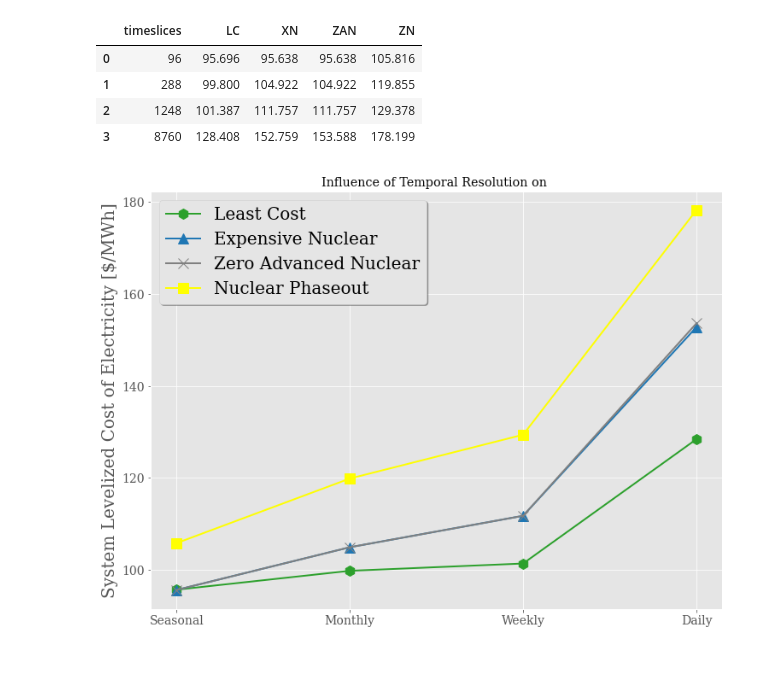
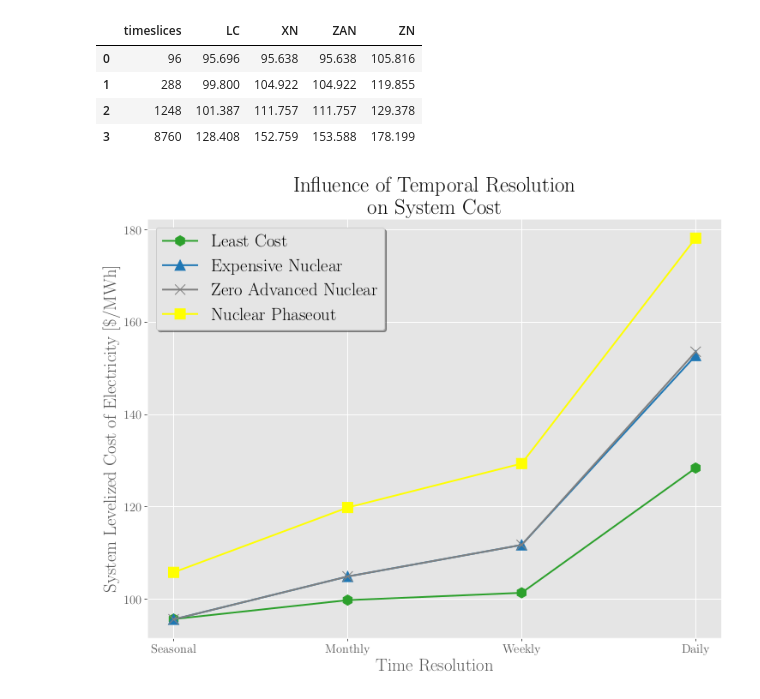
Before and after one commit to samgdotson/2021-dotson-ms, a Jupyter notebook: analysis/time_res_objective.ipynb, the cells around one changed output. Saved outputs shown, nothing was run; the diff lists cells and outputs as text; code cells hidden in the pictures; blank space fills up the shorter version.

```diff
--- a/analysis/time_res_objective.ipynb
+++ b/analysis/time_res_objective.ipynb
@@ -25,20 +25,36 @@ df
 | 1 | 288 | 99.800 | 104.922 | 104.922 | 119.855 |
 | 2 | 1248 | 101.387 | 111.757 | 111.757 | 129.378 |
 | 3 | 8760 | 128.408 | 152.759 | 153.588 | 178.199 |
+# %%
+import pandas as pd
+import matplotlib.pyplot as plt
+import numpy as np
+import matplotlib as mpl
+mpl.use("pgf")
+plt.rcParams['pgf.texsystem'] = 'pdflatex'
+plt.rcParams['pgf.rcfonts'] = False
+plt.rcParams['figure.edgecolor'] = 'k'
+plt.rcParams['figure.facecolor'] = 'w'
+plt.rcParams['savefig.dpi'] = 400
+plt.rcParams['savefig.bbox'] = 'tight'
+plt.rcParams['text.usetex'] = True
+plt.rcParams['font.family'] = "serif"
 # %%
 fig, ax = plt.subplots(figsize=(12,9))
 ax.plot(df.index, df.LC, marker='h', label='Least Cost', color='tab:green', markersize=12, lw=2)
 ax.plot(df.index, df.XN, marker='^', label='Expensive Nuclear', color='tab:blue', markersize=12, lw=2)
 ax.plot(df.index, df.ZAN, marker='x', label='Zero Advanced Nuclear', color='gray', markersize=12, lw=2)
 ax.plot(df.index, df.ZN, marker='s', label='Nuclear Phaseout', color='yellow', markersize=12, lw=2)
 
 labels = {0:'Seasonal', 1:'Monthly', 2:'Weekly', 3:'Daily'}
 plt.xticks(list(labels.keys()), list(labels.values()), fontsize=14)
 plt.yticks(fontsize=14)
+ax.set_xlabel('Time Resolution', fontsize=20)
 ax.set_ylabel('Temporal Resolution', fontsize=20)
-ax.set_ylabel('System Levelized Cost of Electricity [$/MWh]', fontsize=20)
+ax.set_ylabel(r'System Levelized Cost of Electricity [\$/MWh]', fontsize=20)
 ax.legend(fontsize=20, shadow=True, fancybox=True)
-ax.set_title('Influence of Temporal Resolution on ')
-plt.show()
+ax.set_title('Influence of Temporal Resolution\n on System Cost', fontsize=32)
+plt.savefig('../thesis/figures/time_res_cost_plot.pgf')
+# plt.show()
 # %% [output]
-[figure, old version]
+[figure, new version]
```
Also changed, not shown: 10 other files.
